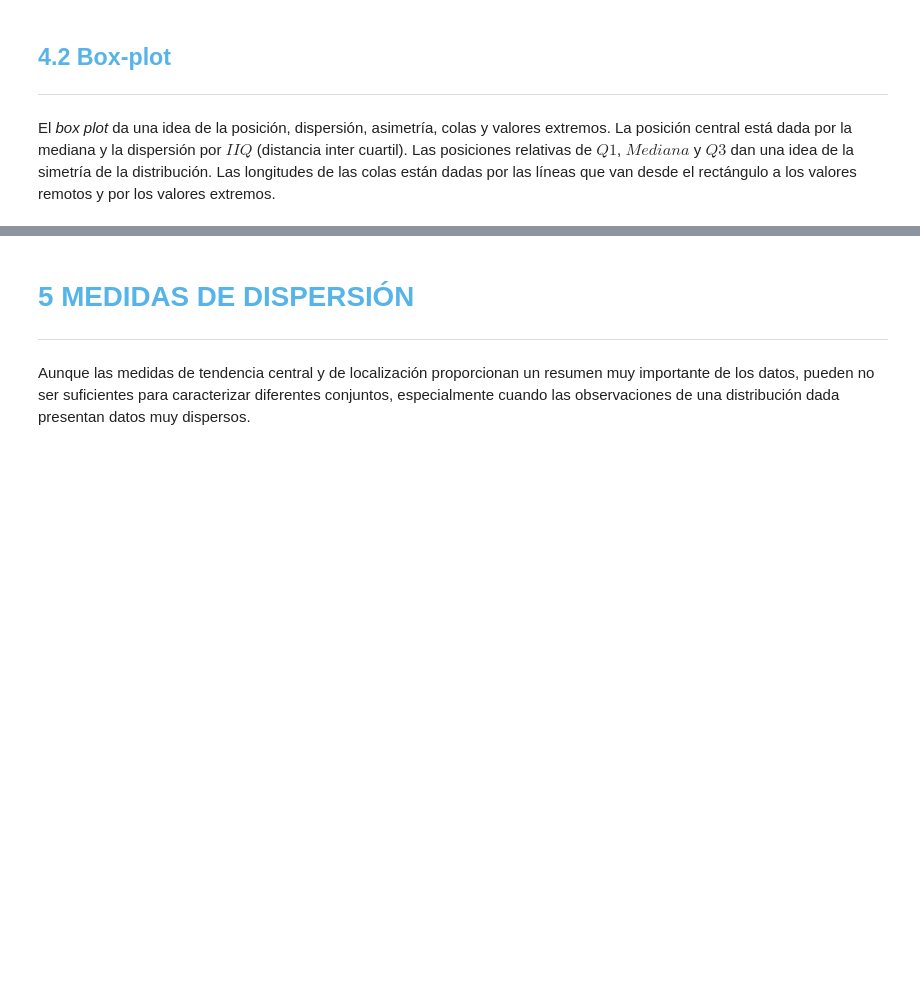
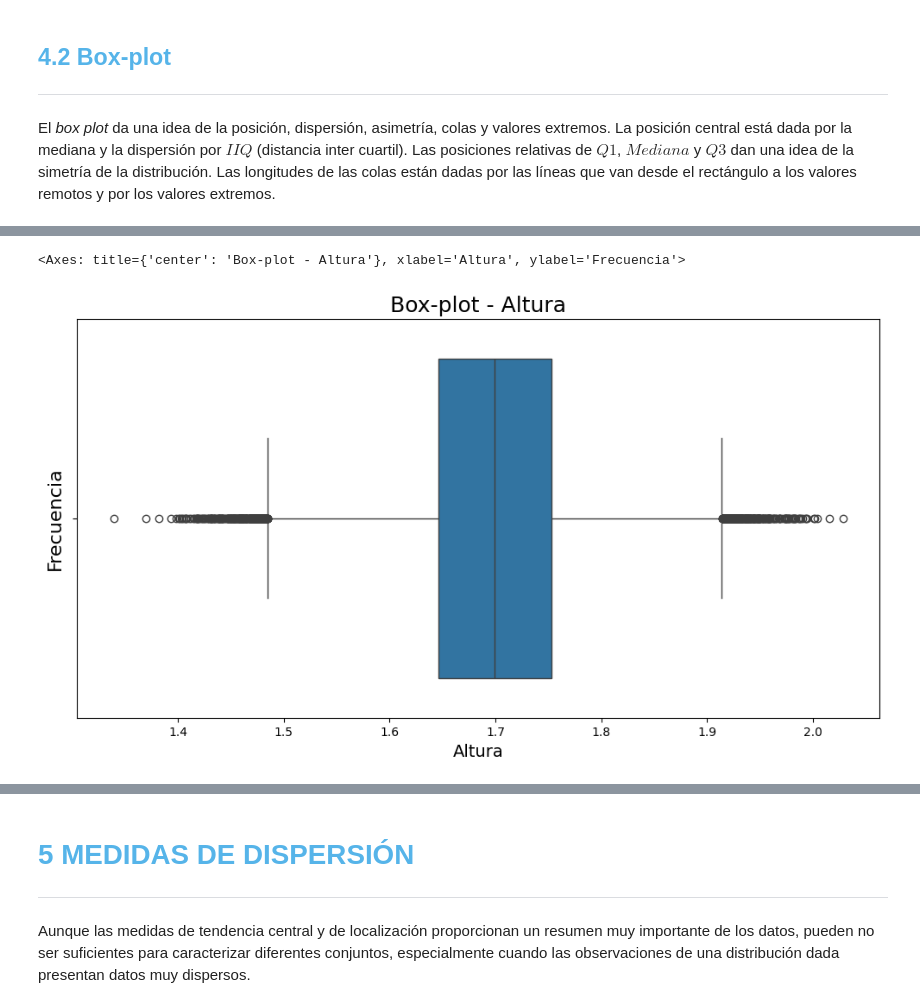
Before and after one commit to Starleen1996/Amigo_Secreto, a Jupyter notebook: Curso_de_Estadística_con_Python_1.ipynb, the cells around one changed output, grey strips where cells are left out. Saved outputs shown, nothing was run; the diff lists cells and outputs as text; code cells hidden in the pictures; blank space fills up the shorter version.

```diff
--- a/Curso_de_Estadística_con_Python_1.ipynb
+++ b/Curso_de_Estadística_con_Python_1.ipynb
@@ -1068,3 +1159,15 @@ Hay una serie de medidas de posición similares en su diseño a la mediana, aunq
 El *box plot* da una idea de la posición, dispersión, asimetría, colas y valores extremos. La posición central está dada por la mediana y la dispersión por $IIQ$ (distancia inter cuartil). Las posiciones relativas de $Q1$, $Mediana$ y $Q3$ dan una idea de la simetría de la distribución. Las longitudes de las colas están dadas por las líneas que van desde el rectángulo a los valores remotos y por los valores extremos.
 # %% [markdown]
 <img src='https://caelum-online-public.s3.amazonaws.com/ESP-1752-estadistica-con-python-parte1/img005.png' width='65%'>
+# %%
+ax = sns.boxplot(data = datos, x= 'Altura', orient='h')
+
+ax.figure.set_size_inches(12, 6)
+ax.set_title('Box-plot - Altura', fontsize=18)
+ax.set_xlabel('Altura', fontsize=14)
+ax.set_ylabel('Frecuencia', fontsize=16)
+
+ax
+# %% [output]
+<Axes: title={'center': 'Box-plot - Altura'}, xlabel='Altura', ylabel='Frecuencia'>
+[figure, added]
```
Also changed, not shown: parts of 11 cells of this notebook.
